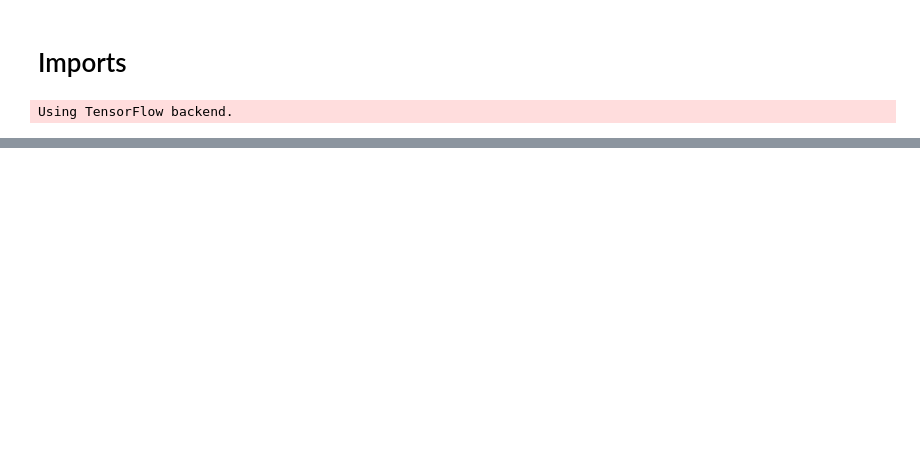
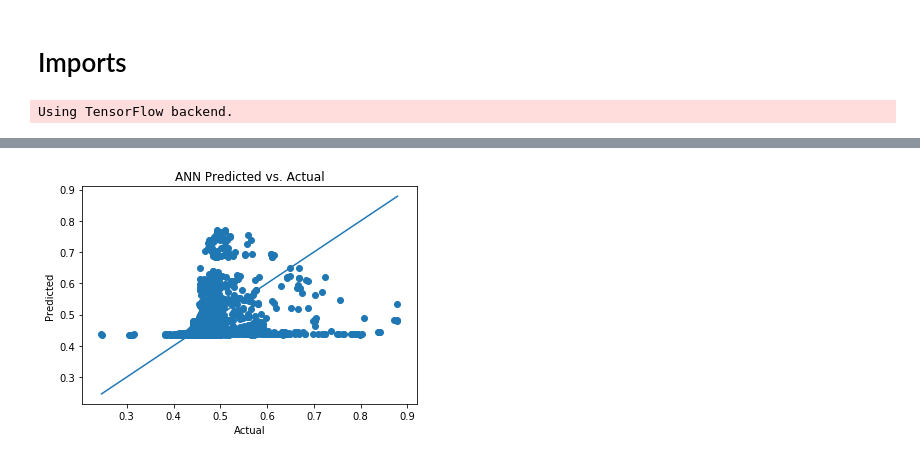
Before and after one commit to blthayer/ecen-715-project, a Jupyter notebook: machine_learning/ann.ipynb, the cells around one changed output, grey strips where cells are left out. Drawn from its saved outputs; the diff is of its cells as text; code cells hidden in the pictures; blank space fills up the shorter version.

```diff
--- a/machine_learning/ann.ipynb
+++ b/machine_learning/ann.ipynb
@@ -92,0 +140,2 @@ plt.show()
+# %%
+y_pred_both, x_test_both, y_test_both = train_predict(suffix='_both')
@@ -92,0 +160,4 @@ plt.show()
+# %%
+plot(y_p=y_pred_both, x_t=x_test_both, y_t=y_test_both)
+# %% [output]
+[figure, added]
```
Also changed, not shown: parts of 17 cells of this notebook, 2 other files.
